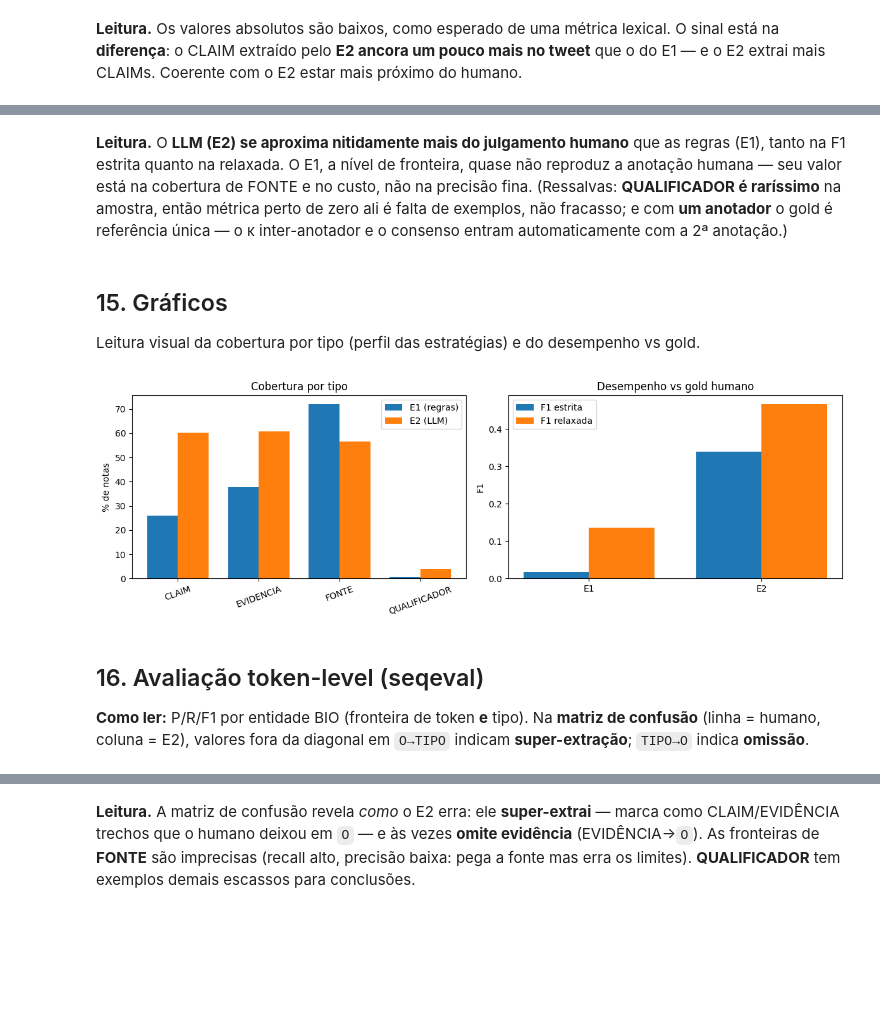
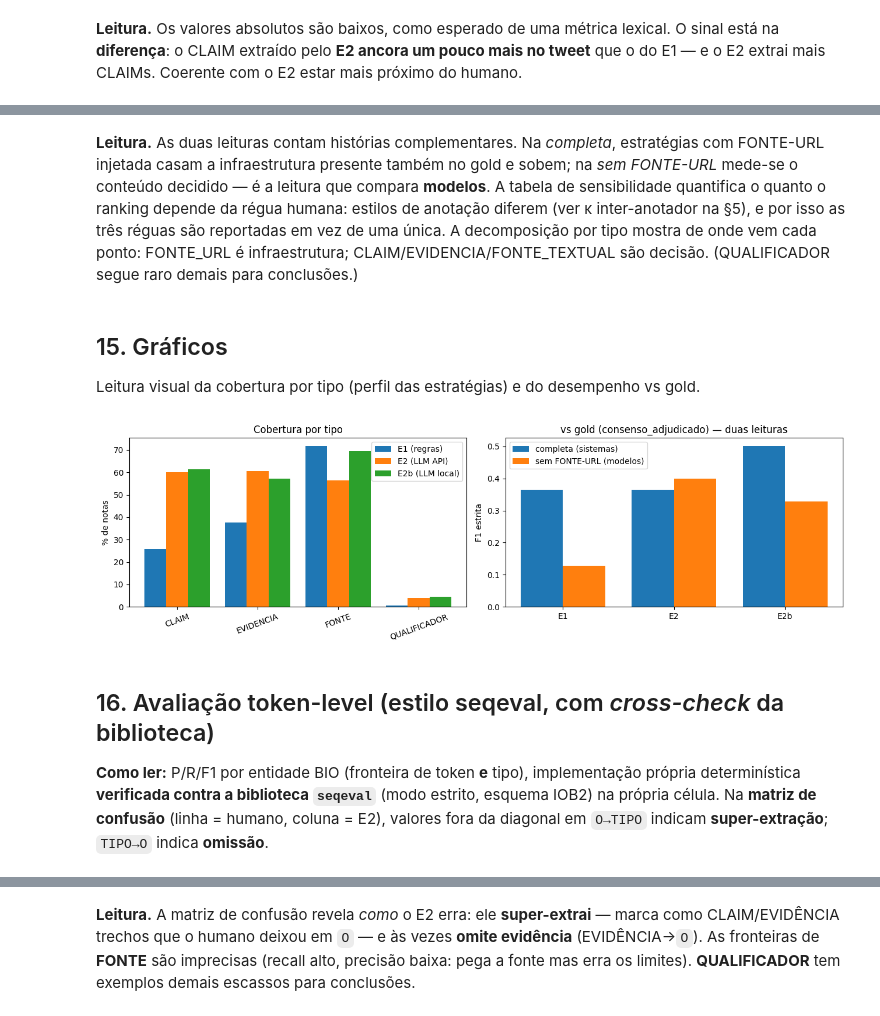
Before and after one commit to rocdav/community-notes-br-argmining, a Jupyter notebook: notebooks/notebook_conclusao.ipynb, the cells around one changed output, grey strips where cells are left out. Saved outputs shown, nothing was run; the diff lists cells and outputs as text; code cells hidden in the pictures; blank space fills up the shorter version.

```diff
--- a/notebooks/notebook_conclusao.ipynb
+++ b/notebooks/notebook_conclusao.ipynb
@@ -468,7 +580,7 @@ Projecao BIO OK.
 def add_bio_columns(df: pd.DataFrame, text_col: str = None):
     text_col = text_col or TEXT_COL
     out = df.copy()
-    src2bio = {"e1": "e1_span_bio_json", "e2": "e2_span_bio_json", "humano": "humano_span_bio_json"}
+    src2bio = {"e1": "e1_span_bio_json", "e2": "e2_span_bio_json", "e2b": "e2b_span_bio_json", "humano": "humano_span_bio_json"}
     tok_json = []; off_json = []; bio_vals = {c: [] for c in src2bio.values()}
     report = defaultdict(Counter); problems = []
     for row_idx, row in tqdm(out.iterrows(), total=len(out), desc="BIO"):
@@ -515,7 +627,7 @@ def check_bio_lengths(d):
     bad = []
     for idx, row in d.iterrows():
         toks = json.loads(row["bio_tokens_json"])
-        for col in ["e1_span_bio_json", "e2_span_bio_json", "humano_span_bio_json"]:
+        for col in ["e1_span_bio_json", "e2_span_bio_json", "e2b_span_bio_json", "humano_span_bio_json"]:
             v = row.get(col)
             if v is None or (isinstance(v, float) and math.isnan(v)): continue
             if len(json.loads(v)) != len(toks):
@@ -583,6 +746,7 @@ def kappa_presence(a: np.ndarray, b: np.ndarray) -> float:
 work = df.copy()
 work["_e1"] = work["e1_spans"].apply(spans_from_cell)
 work["_e2"] = work["e2_spans"].apply(spans_from_cell)
+work["_e2b"] = work["e2b_spans"].apply(spans_from_cell)
 work["_n1"] = work["_e1"].apply(len); work["_n2"] = work["_e2"].apply(len)
 work["_fs"] = [f1_strict(a, b) for a, b in zip(work["_e1"], work["_e2"])]
 work["_fr"] = [f1_relaxed(a, b) for a, b in zip(work["_e1"], work["_e2"])]
@@ -594,10 +758,15 @@ cortes = {
     "C_ambos_marcaram": work[(work["_n1"] > 0) & (work["_n2"] > 0)],
 }
 resumo = pd.DataFrame([
-    {"corte": k, "n": len(d), "F1_estrita": round(d["_fs"].mean(), 3),
-     "F1_relaxada": round(d["_fr"].mean(), 3), "kappa_char": round(d["_kp"].mean(), 3)}
+    {"corte": k, "n": len(d),
+     "F1_estrita": round(d["_fs"].mean(), 3),
+     "F1_relaxada": round(d["_fr"].mean(), 3),
+     "kappa_char_medio": round(d["_kp"].mean(), 3),
+     "kappa_char_pooled": round(cohen_kappa_chars_pooled(
+         zip(d[TEXT_COL].fillna(""), d["_e1"], d["_e2"])), 3)}
     for k, d in cortes.items()])
-print("§4.1 — medias por corte"); display(resumo)
+print("§4.1 — medias por corte (kappa em duas agregacoes: media por nota e pooled)")
+display(resumo)
 
 pres_rows = []
 for k, d in cortes.items():
@@ -778,10 +1053,12 @@ E1/E2 vs gold humano (Davi Machado da Rocha, offset):
 # %% [markdown]
-**Leitura.** O **LLM (E2) se aproxima nitidamente mais do julgamento humano** que as
-regras (E1), tanto na F1 estrita quanto na relaxada. O E1, a nível de fronteira, quase não
-reproduz a anotação humana — seu valor está na cobertura de FONTE e no custo, não na precisão
-fina. (Ressalvas: **QUALIFICADOR é raríssimo** na amostra, então métrica perto de zero ali é
-falta de exemplos, não fracasso; e com **um anotador** o gold é referência única — o κ
-inter-anotador e o consenso entram automaticamente com a 2ª anotação.)
+**Leitura.** As duas leituras contam histórias complementares. Na *completa*, estratégias
+com FONTE-URL injetada casam a infraestrutura presente também no gold e sobem; na *sem
+FONTE-URL* mede-se o conteúdo decidido — é a leitura que compara **modelos**. A tabela de
+sensibilidade quantifica o quanto o ranking depende da régua humana: estilos de anotação
+diferem (ver κ inter-anotador na §5), e por isso as três réguas são reportadas em vez de
+uma única. A decomposição por tipo mostra de onde vem cada ponto: FONTE_URL é
+infraestrutura; CLAIM/EVIDENCIA/FONTE_TEXTUAL são decisão. (QUALIFICADOR segue raro
+demais para conclusões.)
 # %% [markdown]
 ## 15. Gráficos
 
@@ -789,30 +1066,34 @@ Leitura visual da cobertura por tipo (perfil das estratégias) e do desempenho v
 # %%
 import matplotlib.pyplot as plt
 
-fig, axes = plt.subplots(1, 2, figsize=(12, 4))
-x = np.arange(len(LABELS)); w = 0.38
-axes[0].bar(x - w/2, cobertura_df["cob_E1_%"], w, label="E1 (regras)")
-axes[0].bar(x + w/2, cobertura_df["cob_E2_%"], w, label="E2 (LLM)")
+fig, axes = plt.subplots(1, 2, figsize=(13, 4))
+x = np.arange(len(LABELS)); w = 0.27
+axes[0].bar(x - w, cobertura_df["cob_E1_%"], w, label="E1 (regras)")
+axes[0].bar(x, cobertura_df["cob_E2_%"], w, label="E2 (LLM API)")
+if "cob_E2b_%" in cobertura_df.columns:
+    axes[0].bar(x + w, cobertura_df["cob_E2b_%"], w, label="E2b (LLM local)")
 axes[0].set_xticks(x); axes[0].set_xticklabels(LABELS, rotation=20)
 axes[0].set_ylabel("% de notas"); axes[0].set_title("Cobertura por tipo"); axes[0].legend()
 
-if vsgold_df is not None:
-    xx = np.arange(len(vsgold_df))
-    axes[1].bar(xx - w/2, vsgold_df["F1_estrita"], w, label="F1 estrita")
-    axes[1].bar(xx + w/2, vsgold_df["F1_relaxada"], w, label="F1 relaxada")
-    axes[1].set_xticks(xx); axes[1].set_xticklabels(vsgold_df["estrategia"])
-    axes[1].set_ylabel("F1"); axes[1].set_title("Desempenho vs gold humano"); axes[1].legend()
-else:
-    axes[1].axis("off"); axes[1].set_title("vs gold: requer anotação humana")
+sub = vsgold_df.pivot(index="estrategia", columns="leitura", values="F1_estrita")
+sub = sub.reindex([n for n, _ in ESTRATEGIAS])
+xx = np.arange(len(sub)); w2 = 0.38
+axes[1].bar(xx - w2 / 2, sub["completa"], w2, label="completa (sistemas)")
+axes[1].bar(xx + w2 / 2, sub["sem FONTE-URL"], w2, label="sem FONTE-URL (modelos)")
+axes[1].set_xticks(xx); axes[1].set_xticklabels(sub.index)
+axes[1].set_ylabel("F1 estrita")
+axes[1].set_title(f"vs gold ({gold_label}) — duas leituras")
+axes[1].legend()
 plt.tight_layout(); plt.show()
 # %% [output]
-[figure, old version]
+[figure, new version]
 # %% [markdown]
-## 16. Avaliação token-level (seqeval)
+## 16. Avaliação token-level (estilo seqeval, com *cross-check* da biblioteca)
 
-**Como ler:** P/R/F1 por entidade BIO (fronteira de token **e** tipo). Na **matriz de
-confusão** (linha = humano, coluna = E2), valores fora da diagonal em `O→TIPO` indicam
-**super-extração**; `TIPO→O` indica **omissão**.
+**Como ler:** P/R/F1 por entidade BIO (fronteira de token **e** tipo), implementação
+própria determinística **verificada contra a biblioteca `seqeval`** (modo estrito, esquema
+IOB2) na própria célula. Na **matriz de confusão** (linha = humano, coluna = E2), valores
+fora da diagonal em `O→TIPO` indicam **super-extração**; `TIPO→O` indica **omissão**.
 # %%
 def bio_entities(labels):
     ents = set(); i = 0
```
Also changed, not shown: parts of 30 cells of this notebook, 1 other file.
